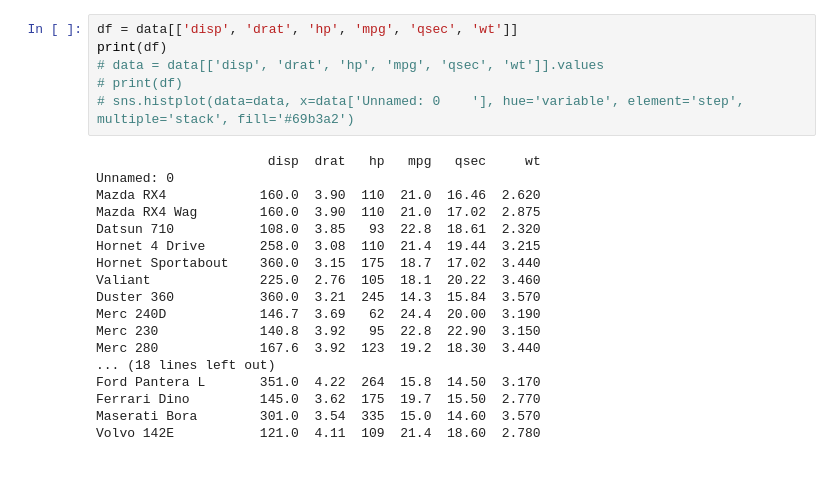
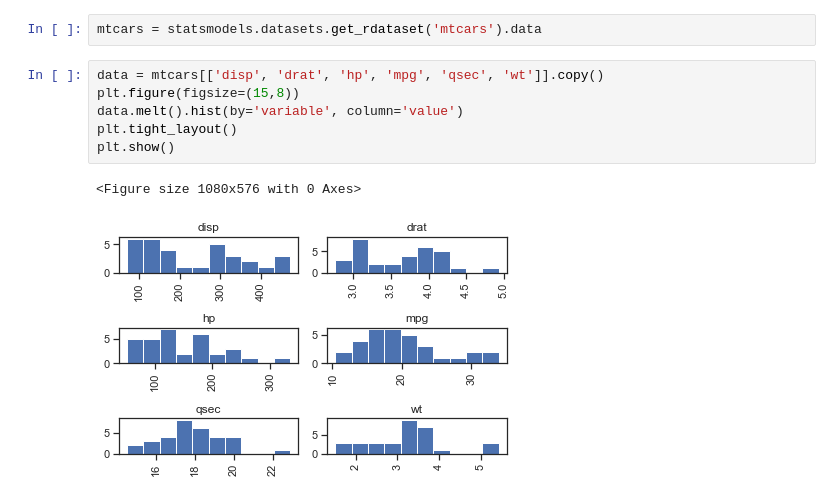
Before and after one commit to SusimRoy/Data-Visualization-Labs, a Jupyter notebook: Lab1/Numeric/SeveralNumericVariable/NotOrdered.ipynb, the cells around one changed output. Saved outputs shown, nothing was run; the diff lists cells and outputs as text; blank space fills up the shorter version.

```diff
--- a/Lab1/Numeric/SeveralNumericVariable/NotOrdered.ipynb
+++ b/Lab1/Numeric/SeveralNumericVariable/NotOrdered.ipynb
@@ -26,24 +14,11 @@ data.head()
-# %%
-df = data[['disp', 'drat', 'hp', 'mpg', 'qsec', 'wt']]
-print(df)
-# data = data[['disp', 'drat', 'hp', 'mpg', 'qsec', 'wt']].values
-# print(df)
-# sns.histplot(data=data, x=data['Unnamed: 0	'], hue='variable', element='step', multiple='stack', fill='#69b3a2')
-# %% [output]
-                      disp  drat   hp   mpg   qsec     wt
-Unnamed: 0
-Mazda RX4            160.0  3.90  110  21.0  16.46  2.620
-Mazda RX4 Wag        160.0  3.90  110  21.0  17.02  2.875
-Datsun 710           108.0  3.85   93  22.8  18.61  2.320
-Hornet 4 Drive       258.0  3.08  110  21.4  19.44  3.215
-Hornet Sportabout    360.0  3.15  175  18.7  17.02  3.440
-Valiant              225.0  2.76  105  18.1  20.22  3.460
-Duster 360           360.0  3.21  245  14.3  15.84  3.570
-Merc 240D            146.7  3.69   62  24.4  20.00  3.190
-Merc 230             140.8  3.92   95  22.8  22.90  3.150
-Merc 280             167.6  3.92  123  19.2  18.30  3.440
-... (18 lines left out)
-Ford Pantera L       351.0  4.22  264  15.8  14.50  3.170
-Ferrari Dino         145.0  3.62  175  19.7  15.50  2.770
-Maserati Bora        301.0  3.54  335  15.0  14.60  3.570
-Volvo 142E           121.0  4.11  109  21.4  18.60  2.780
+# %%
+mtcars = statsmodels.datasets.get_rdataset('mtcars').data
+# %%
+data = mtcars[['disp', 'drat', 'hp', 'mpg', 'qsec', 'wt']].copy()
+plt.figure(figsize=(15,8))
+data.melt().hist(by='variable', column='value')
+plt.tight_layout()
+plt.show()
+# %% [output]
+<Figure size 1080x576 with 0 Axes>
+[figure, added]
```
Also changed, not shown: parts of 6 cells of this notebook.
